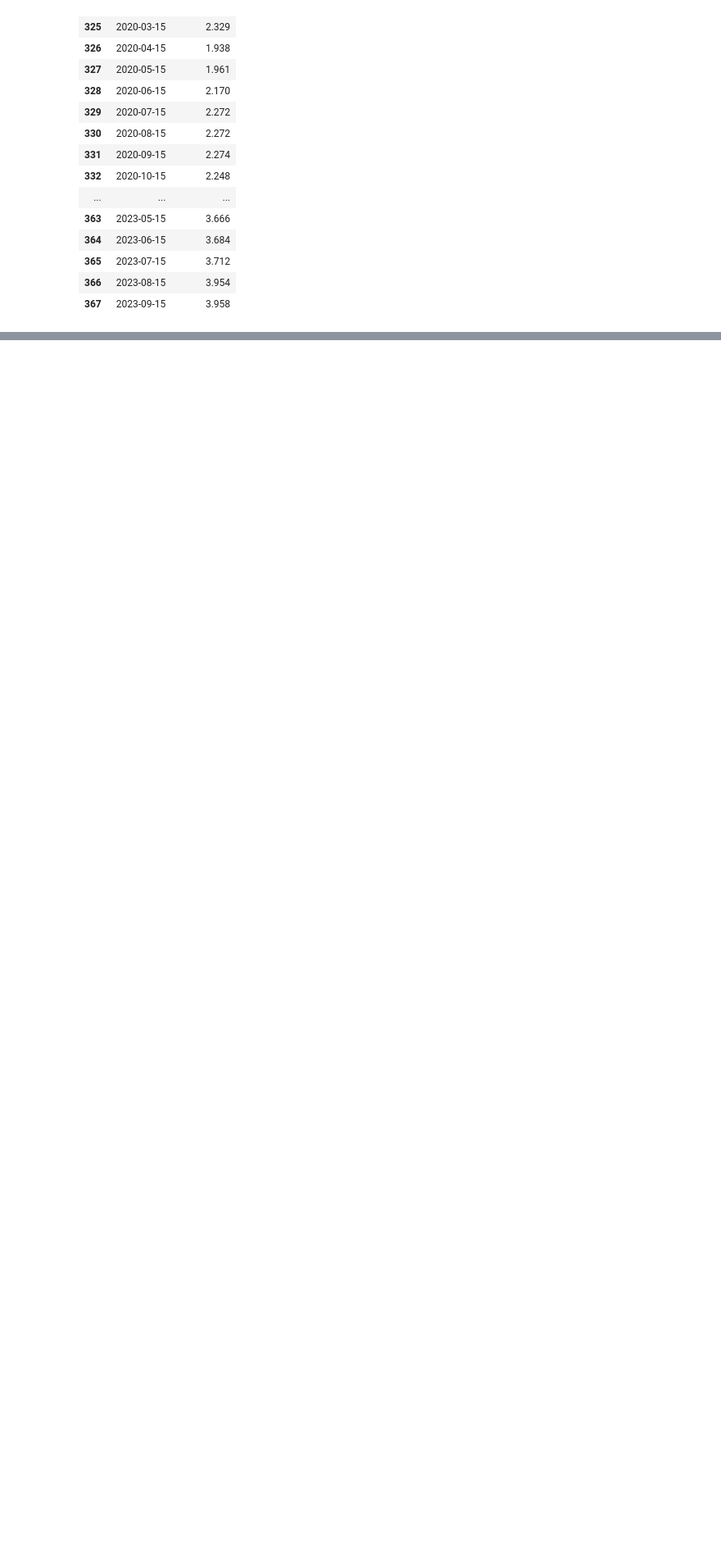
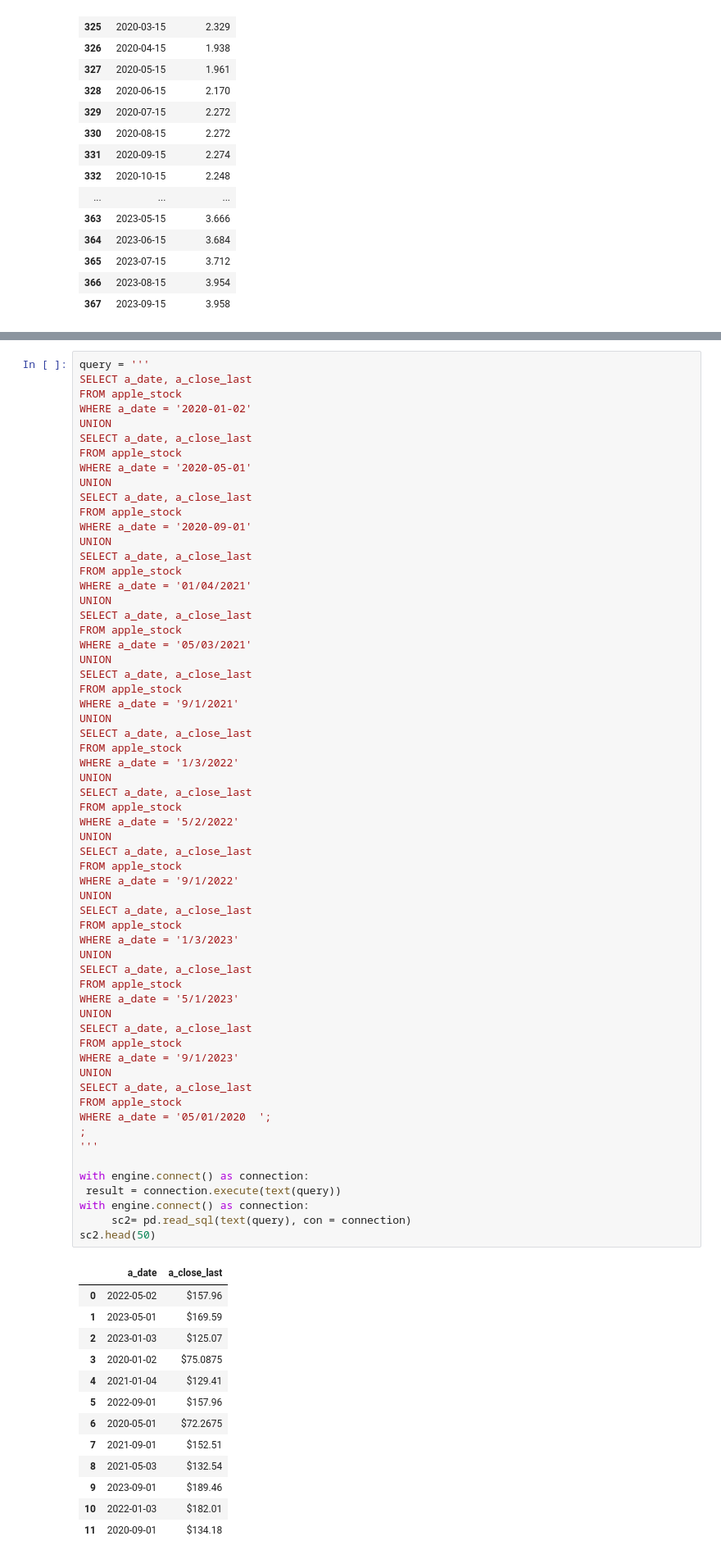
Before and after one commit to alexsacaquirin/DA-Capstone, a Jupyter notebook: Untitled.ipynb, the cells around one changed output, grey strips where cells are left out. Shown: that part at 82% size. Drawn from its saved outputs; the diff is of its cells as text; blank space fills up the shorter version.

```diff
--- a/Untitled.ipynb
+++ b/Untitled.ipynb
@@ -277,0 +284,75 @@ plt.xticks(rotation=45)
+# %%
+query = '''
+SELECT a_date, a_close_last
+FROM apple_stock
+WHERE a_date = '2020-01-02'
+UNION
+SELECT a_date, a_close_last
+FROM apple_stock
+WHERE a_date = '2020-05-01'
+UNION
+SELECT a_date, a_close_last
+FROM apple_stock
+WHERE a_date = '2020-09-01'
+UNION
+SELECT a_date, a_close_last
+FROM apple_stock
+WHERE a_date = '01/04/2021'
+UNION
+SELECT a_date, a_close_last
+FROM apple_stock
+WHERE a_date = '05/03/2021'
+UNION
+SELECT a_date, a_close_last
+FROM apple_stock
+WHERE a_date = '9/1/2021'
+UNION
+SELECT a_date, a_close_last
+FROM apple_stock
+WHERE a_date = '1/3/2022'
+UNION
+SELECT a_date, a_close_last
+FROM apple_stock
+WHERE a_date = '5/2/2022'
+UNION
+SELECT a_date, a_close_last
+FROM apple_stock
+WHERE a_date = '9/1/2022'
+UNION
+SELECT a_date, a_close_last
+FROM apple_stock
+WHERE a_date = '1/3/2023'
+UNION
+SELECT a_date, a_close_last
+FROM apple_stock
+WHERE a_date = '5/1/2023'
+UNION
+SELECT a_date, a_close_last
+FROM apple_stock
+WHERE a_date = '9/1/2023'
+UNION
+SELECT a_date, a_close_last
+FROM apple_stock
+WHERE a_date = '05/01/2020	';
+;
+'''
+
+with engine.connect() as connection:
+ result = connection.execute(text(query))
+with engine.connect() as connection:
+     sc2= pd.read_sql(text(query), con = connection)
+sc2.head(50)
+# %% [output]
+|  | a_date | a_close_last |
+| 0 | 2022-05-02 | $157.96 |
+| 1 | 2023-05-01 | $169.59 |
+| 2 | 2023-01-03 | $125.07 |
+| 3 | 2020-01-02 | $75.0875 |
+| 4 | 2021-01-04 | $129.41 |
+| 5 | 2022-09-01 | $157.96 |
+| 6 | 2020-05-01 | $72.2675 |
+| 7 | 2021-09-01 | $152.51 |
+| 8 | 2021-05-03 | $132.54 |
+| 9 | 2023-09-01 | $189.46 |
+| 10 | 2022-01-03 | $182.01 |
+| 11 | 2020-09-01 | $134.18 |
```
Also changed, not shown: parts of 21 cells of this notebook, 3 other files.
